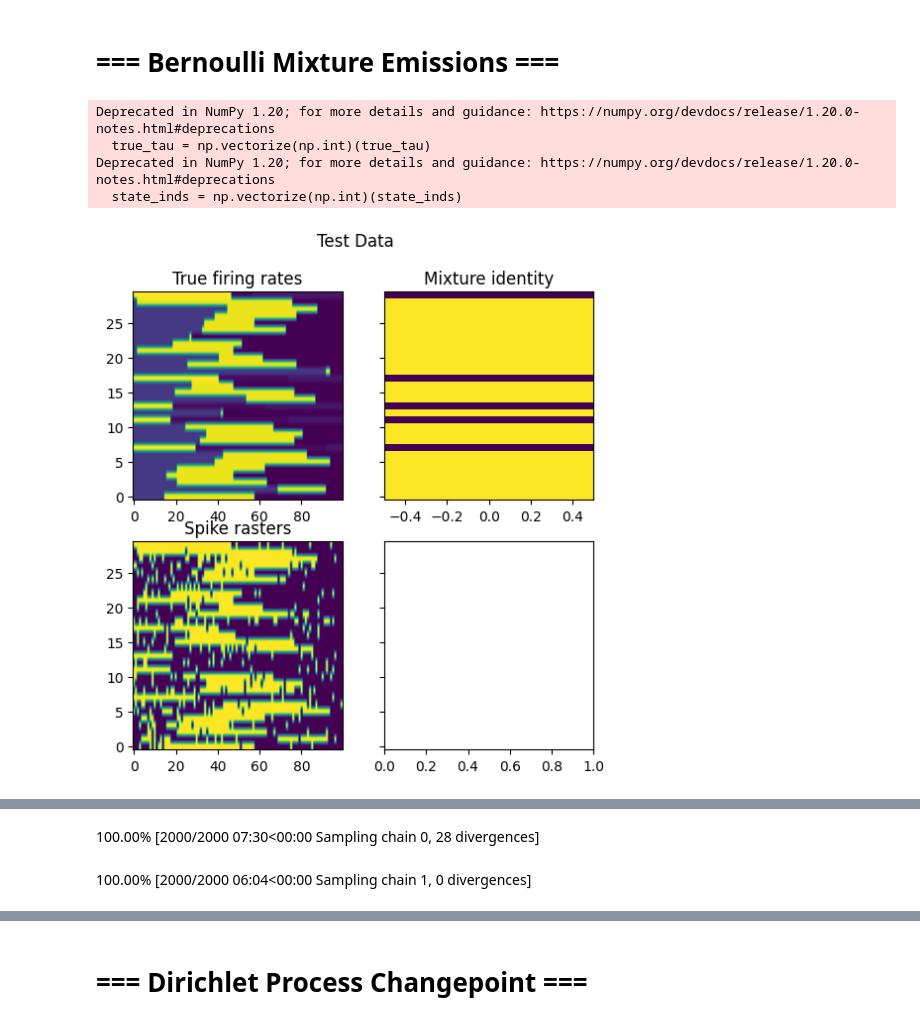
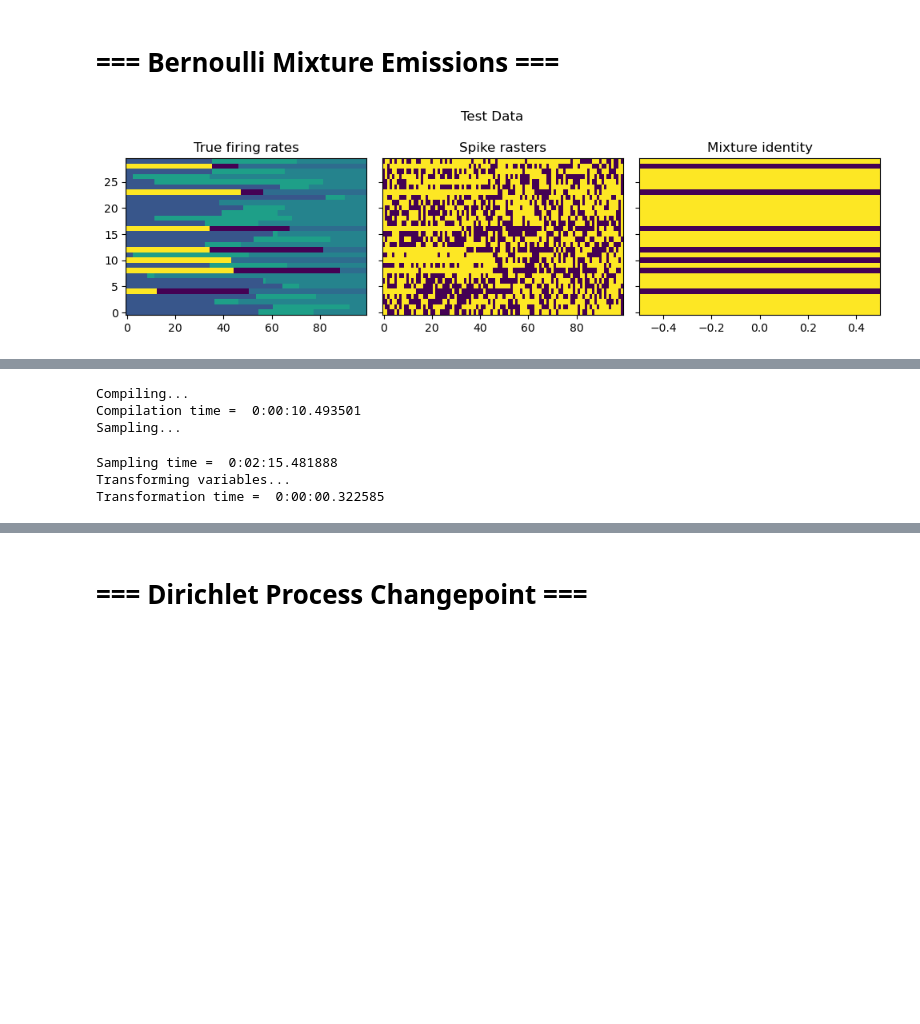
Before and after one commit to abuzarmahmood/pymcon_bayesian_changepoint, a Jupyter notebook: Bayesian_Changepoint_Zoo.ipynb, the cells around one changed output, grey strips where cells are left out. Drawn from its saved outputs; the diff is of its cells as text; code cells hidden in the pictures; blank space fills up the shorter version.

```diff
--- a/Bayesian_Changepoint_Zoo.ipynb
+++ b/Bayesian_Changepoint_Zoo.ipynb
@@ -148,32 +100,2 @@ ax[1].legend()
 # %% [markdown]
 # === Bernoulli Mixture Emissions ===
-# %%
-# Define parameters
-fit = int(1e5)
-samples = 2000
-
-# Generate test spiking data
-length = 100
-states = 3
-trials = 30
-idx = np.arange(length)
-
-# Generate transition times
-true_tau = np.cumsum(np.random.random((trials,states)),axis=-1)
-true_tau /= np.max(true_tau,axis=-1)[:,np.newaxis]
-true_tau *= length
-true_tau = np.vectorize(np.int)(true_tau)
-
-# Generate state boundaries using transition times
-state_inds = np.concatenate([np.zeros((trials,1)),true_tau],axis=-1)
-state_inds = np.vectorize(np.int)(state_inds)
-true_tau = true_tau[:-1]
-
-# Generate emission values
-n_components = 2
-true_lambda = np.random.random((n_components,states))
-# %% [output]
-Deprecated in NumPy 1.20; for more details and guidance: https://numpy.org/devdocs/release/1.20.0-notes.html#deprecations
-  true_tau = np.vectorize(np.int)(true_tau)
-Deprecated in NumPy 1.20; for more details and guidance: https://numpy.org/devdocs/release/1.20.0-notes.html#deprecations
-  state_inds = np.vectorize(np.int)(state_inds)
@@ -191,15 +102,29 @@ data_vec = np.random.random(true_r.shape) < true_r
+# %%
+# Define data params
+length = 100
+n_states = 3
+n_trials = 30
+n_components = 2
+mixture_probs = [0.3, 0.7]
+
+# Generate test spiking data
+true_r, data_vec, component_inds, idx = get_data.return_bernoulli_mixture_data(
+    length, n_states, n_trials, n_components, mixture_probs
+)
 # %%
 # Visualize test data
-fig,ax = plt.subplots(2,2,figsize=(6,6),sharey=True)
-ax[0,1].imshow(component_inds[:,np.newaxis], aspect='auto',origin='lower');
-ax[0,0].imshow(true_r,aspect='auto',origin='lower');
-ax[1,0].imshow(data_vec,aspect='auto',origin='lower');
+fig,ax = plt.subplots(1,3,figsize=(10,3),sharey=True)
+
+ax[0].imshow(true_r,aspect='auto',origin='lower');
+ax[1].imshow(data_vec,aspect='auto',origin='lower');
+ax[2].imshow(component_inds[:,np.newaxis], aspect='auto',origin='lower');
 
 fig.suptitle('Test Data');
-ax[0,0].set_title('True firing rates');
-ax[0,1].set_title('Mixture identity');
-ax[1,0].set_title('Spike rasters');
+ax[0].set_title('True firing rates');
+ax[1].set_title('Spike rasters');
+ax[2].set_title('Mixture identity');
+plt.tight_layout()
 # %% [output]
-[figure, old version]
+[figure, new version]
 # %%
 # Calculate mean emission values to initialize parameters
@@ -264,7 +188,11 @@ pm.model_to_graphviz(model)
 [drawing not drawn]
 # %%
 with model:
-    trace = pm.sample()
+    trace = pm.sample(nuts_sampler="numpyro", chains = 4, cores = 4)
 # %% [output]
-100.00% [2000/2000 07:30<00:00 Sampling chain 0, 28 divergences]
-100.00% [2000/2000 06:04<00:00 Sampling chain 1, 0 divergences]
+Compiling...
+Compilation time =  0:00:10.493501
+Sampling...
+Sampling time =  0:02:15.481888
+Transforming variables...
+Transformation time =  0:00:00.322585
```
Also changed, not shown: parts of 37 cells of this notebook, 3 other files.
